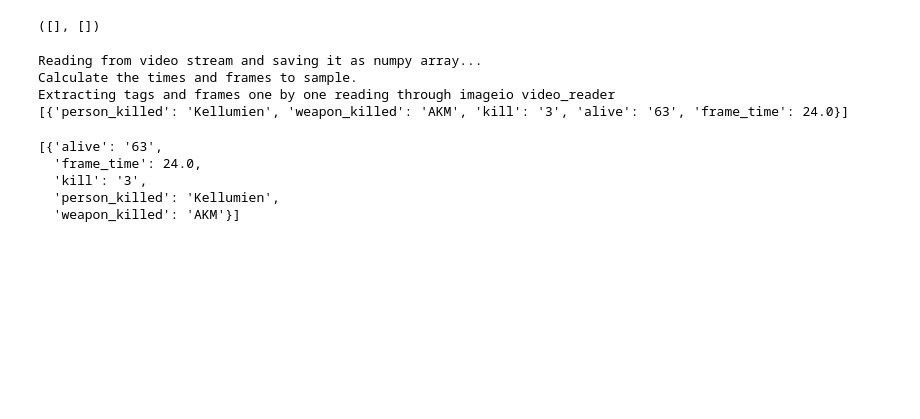
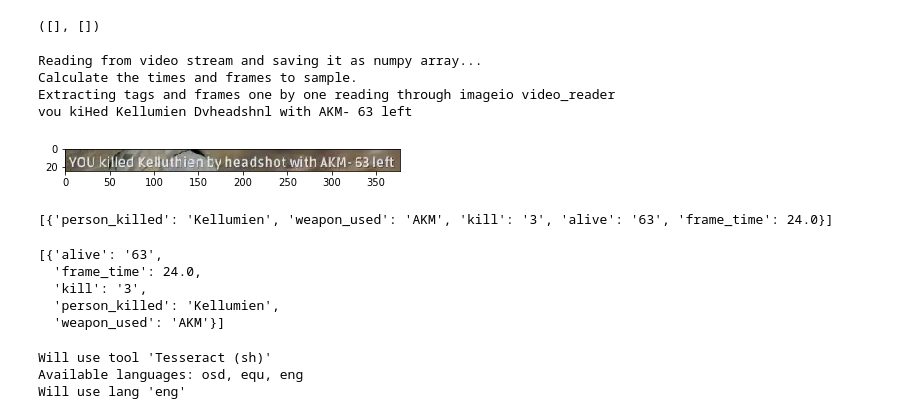
Before and after one commit to shabazbpatel/model-ocr-digits, a Jupyter notebook: src/ocr.ipynb, the cells around one changed output. Cells and saved outputs as stored; diff of their text form; code cells hidden in the pictures; blank space fills up the shorter version.

```diff
--- a/src/ocr.ipynb
+++ b/src/ocr.ipynb
@@ -1378,36 +1375,74 @@ def index_images_from_stream(stream_url, delay, ocr_extraction=True):
                                     number_of_kills.add(kill)
                                     # Extract line
                                     ratio = [0.6638,0.6986,0.3539,0.6484]
                                     ocr_text = extract_text(new_frame,ratio=ratio)
                                     alive = ''
                                     prev_ind = 0
                                     ocr_words = ocr_text.split(' ')
                                     person_killed = ocr_words[2]
                                     weapon = re.sub("[^a-zA-Z]+", "", ocr_words[-3])
                                     alive = ocr_words[-2]
                                     ocr_response["frame_time"] = frame_time
                                     ocr_response["kill"] = kill
                                     ocr_response["alive"] = alive
                                     ocr_response["person_killed"] = person_killed
                                     ocr_response["weapon_used"] = weapon
+                                    print ocr_text
                                     ocr_response_frames.append(ocr_response)
+                                    y1 = int(new_frame.shape[0] * ratio[0])
+                                    y2 = int(new_frame.shape[0] * ratio[1])
+                                    x1 = int(new_frame.shape[1] * ratio[2])
+                                    x2 = int(new_frame.shape[1] * ratio[3])
+                                    new_frame = new_frame[y1:y2, x1:x2]
+                                    plt.imshow(new_frame)
+                                    plt.show()
             except Exception as e:
                 print e
                 print "There was an error reading a frame. Other frames available in sampled_frames."
 
             print ocr_response_frames
 
             return ocr_response_frames
 
 stream_url = 'http://d1playscdntv-a.akamaihd.net/video/GvaagNrIs0F/processed/720H.mp4'
 index_images_from_stream(stream_url, 1000, ocr_extraction=True)
 # %% [output]
 Reading from video stream and saving it as numpy array...
 Calculate the times and frames to sample.
 Extracting tags and frames one by one reading through imageio video_reader
-[{'person_killed': 'Kellumien', 'weapon_killed': 'AKM', 'kill': '3', 'alive': '63', 'frame_time': 24.0}]
+vou kiHed Kellumien Dvheadshnl with AKM- 63 left
+[figure, added]
-[{'alive': '63',
-  'frame_time': 24.0,
-  'kill': '3',
-  'person_killed': 'Kellumien',
-  'weapon_killed': 'AKM'}]
+[{'person_killed': 'Kellumien', 'weapon_used': 'AKM', 'kill': '3', 'alive': '63', 'frame_time': 24.0}]
+[{'alive': '63',
+  'frame_time': 24.0,
+  'kill': '3',
+  'person_killed': 'Kellumien',
+  'weapon_used': 'AKM'}]
+# %%
+from PIL import Image
+import sys
+
+import pyocr
+import pyocr.builders
+
+tools = pyocr.get_available_tools()
+if len(tools) == 0:
+    print("No OCR tool found")
+    sys.exit(1)
+# The tools are returned in the recommended order of usage
+tool = tools[0]
+print("Will use tool '%s'" % (tool.get_name()))
+# Ex: Will use tool 'libtesseract'
+
+langs = tool.get_available_languages()
+print("Available languages: %s" % ", ".join(langs))
+lang = langs[2]
+print("Will use lang '%s'" % (lang))
+# Ex: Will use lang 'fra'
+# Note that languages are NOT sorted in any way. Please refer
+# to the system locale settings for the default language
+# to use.
+# %% [output]
+Will use tool 'Tesseract (sh)'
+Available languages: osd, equ, eng
+Will use lang 'eng'
```
Also changed, not shown: parts of 4 cells of this notebook, 2 other files.
